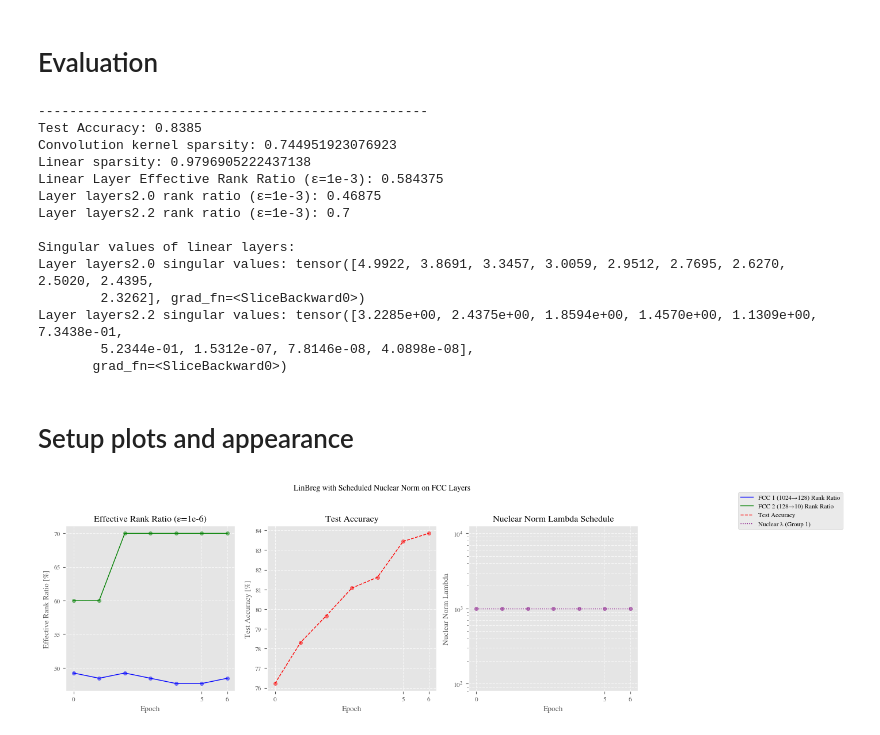
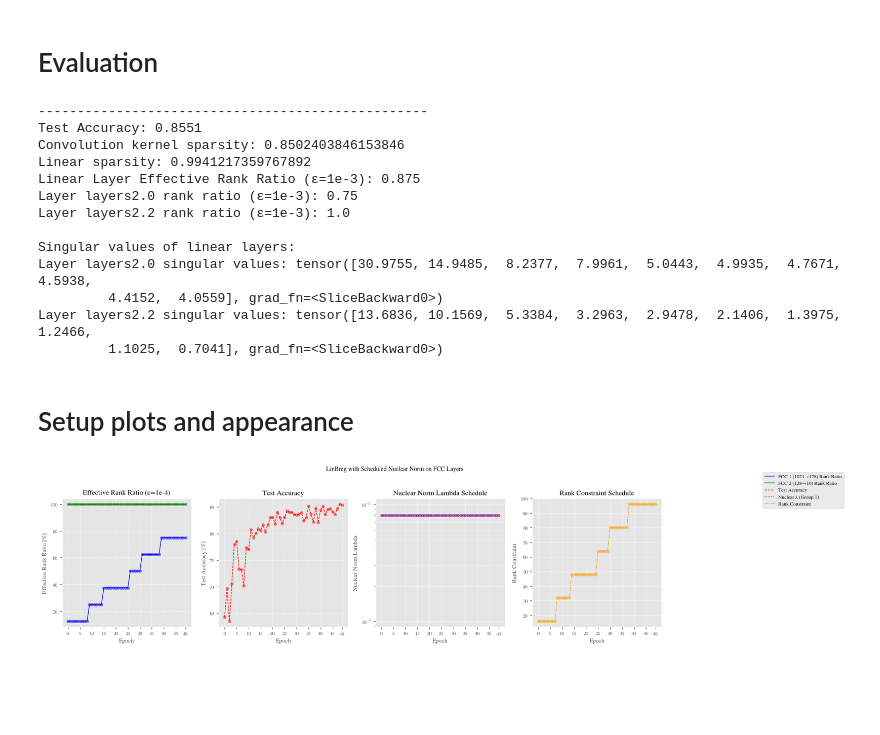
Before and after one commit to zcabsjm/BregmanLearning, a Jupyter notebook: notebooks/ConvNet-Classification.ipynb, the cells around one changed output. Drawn from its saved outputs; the diff is of its cells as text; code cells hidden in the pictures; blank space fills up the shorter version.

```diff
--- a/notebooks/ConvNet-Classification.ipynb
+++ b/notebooks/ConvNet-Classification.ipynb
@@ -42,7 +43,7 @@ conf_args = {#
     #
     'epochs':50,
     # optimizer
-    'delta':20.0, 'lr':0.01, 'lamda_0':1e-4, 'lamda_1':1000, 'optim':"LinBreg", 'conv_group':True,
+    'delta':20.0, 'lr':0.01, 'lamda_0':1e-4, 'lamda_1':0.008, 'optim':"LinBreg", 'conv_group':True,
     'beta':0.9,
     # initialization
     'sparse_init':0.01, 'r':[10.,10.,10.],
@@ -276,9 +305,9 @@ Total Training Time (7 epochs): 191.76 seconds
 train.test(conf, best_model.best_model, test_loader)
 print(f'Convolution kernel sparsity: {maf.conv_sparsity(best_model.best_model)}')
 print(f'Linear sparsity: {maf.linear_sparsity(best_model.best_model)}')
-linear_rank_ratio = maf.linear_effective_rank_ratio(best_model.best_model, epsilon=1e-3)
+linear_rank_ratio = maf.linear_effective_rank_ratio(best_model.best_model, epsilon=1e-4)
 print(f'Linear Layer Effective Rank Ratio (ε=1e-3): {linear_rank_ratio}')
-fc_layer_ranks = maf.get_linear_layer_ranks(best_model.best_model, epsilon=1e-3)
+fc_layer_ranks = maf.get_linear_layer_ranks(best_model.best_model, epsilon=1e-4)
 for layer_name, rank_ratio in fc_layer_ranks.items():
     print(f'Layer {layer_name} rank ratio (ε=1e-3): {fc_layer_ranks[layer_name]}')
 print("\nSingular values of linear layers:")
@@ -288,19 +317,18 @@ for name, m in best_model.best_model.named_modules():
         print(f"Layer {name} singular values: {S[:10]}")  # Show first 10 values
 # %% [output]
 --------------------------------------------------
-Test Accuracy: 0.8385
-Convolution kernel sparsity: 0.744951923076923
-Linear sparsity: 0.9796905222437138
-Linear Layer Effective Rank Ratio (ε=1e-3): 0.584375
-Layer layers2.0 rank ratio (ε=1e-3): 0.46875
-Layer layers2.2 rank ratio (ε=1e-3): 0.7
+Test Accuracy: 0.8551
+Convolution kernel sparsity: 0.8502403846153846
+Linear sparsity: 0.9941217359767892
+Linear Layer Effective Rank Ratio (ε=1e-3): 0.875
+Layer layers2.0 rank ratio (ε=1e-3): 0.75
+Layer layers2.2 rank ratio (ε=1e-3): 1.0
 
 Singular values of linear layers:
-Layer layers2.0 singular values: tensor([4.9922, 3.8691, 3.3457, 3.0059, 2.9512, 2.7695, 2.6270, 2.5020, 2.4395,
-        2.3262], grad_fn=<SliceBackward0>)
-Layer layers2.2 singular values: tensor([3.2285e+00, 2.4375e+00, 1.8594e+00, 1.4570e+00, 1.1309e+00, 7.3438e-01,
-        5.2344e-01, 1.5312e-07, 7.8146e-08, 4.0898e-08],
-       grad_fn=<SliceBackward0>)
+Layer layers2.0 singular values: tensor([30.9755, 14.9485,  8.2377,  7.9961,  5.0443,  4.9935,  4.7671,  4.5938,
+         4.4152,  4.0559], grad_fn=<SliceBackward0>)
+Layer layers2.2 singular values: tensor([13.6836, 10.1569,  5.3384,  3.2963,  2.9478,  2.1406,  1.3975,  1.2466,
+         1.1025,  0.7041], grad_fn=<SliceBackward0>)
 # %% [markdown]
 # Setup plots and appearance
 # %%
@@ -316,8 +344,10 @@ matplotlib.rcParams['lines.linewidth'] = 1
 matplotlib.rcParams['lines.markersize'] = 2
 matplotlib.rcParams['text.color'] = 'black'
 # %%
-# Create a figure with 1x3 subplots (rank ratio, accuracy, lambda)
-fig, ax = plt.subplots(1, 3, figsize=(12, 4)) # Adjusted figsize
+# Cell 18 (plotting cell)
+
+# Create a figure with 1x4 subplots (rank ratio, accuracy, lambda, rank)
+fig, ax = plt.subplots(1, 4, figsize=(16, 4)) # Adjusted figsize
 ax = np.ravel(ax)  # Convert to 1D array for consistent indexing
 
 # Create arrays for plotting
@@ -344,7 +374,7 @@ for i, (layer_name, history) in enumerate(effective_rank_histories.items()):
 ax[0].set_ylabel('Effective Rank Ratio [%]')
 ax[0].set_xlabel('Epoch')
 ax[0].grid(True, linestyle='--', alpha=0.7)
-ax[0].set_title('Effective Rank Ratio (ε=1e-6)')
+ax[0].set_title('Effective Rank Ratio (ε=1e-4)')
 
 # --- Subplot 1: Test Accuracy ---
 test_accuracy_percent = [acc * 100 for acc in test_accuracy_history]
@@ -356,39 +386,48 @@ ax[1].grid(True, linestyle='--', alpha=0.7)
 ax[1].set_title('Test Accuracy')
 handles1, labels1 = [line_acc], ['Test Accuracy']
 
 # --- Subplot 2: Nuclear Norm Lambda ---
 line_lambda, = ax[2].plot(x, nuclear_lambda_history, linestyle=':', color='purple', label='Nuclear λ (Group 1)')
 ax[2].scatter(x, nuclear_lambda_history, color='purple', s=20, alpha=0.5)
 ax[2].set_ylabel('Nuclear Norm Lambda')
 ax[2].set_xlabel('Epoch')
 ax[2].set_yscale('log') # Use log scale for lambda
 ax[2].grid(True, which="both", linestyle='--', alpha=0.7) # Grid for log scale
 ax[2].set_title('Nuclear Norm Lambda Schedule')
 handles2, labels2 = [line_lambda], ['Nuclear λ (Group 1)']
 
+# --- Subplot 3: Rank Constraint ---
+line_rank, = ax[3].plot(x, rank_history, linestyle='-.', color='orange', label='Rank Constraint')
+ax[3].scatter(x, rank_history, color='orange', s=20, alpha=0.5)
+ax[3].set_ylabel('Rank Constraint')
+ax[3].set_xlabel('Epoch')
+ax[3].grid(True, linestyle='--', alpha=0.7)
+ax[3].set_title('Rank Constraint Schedule')
+handles3, labels3 = [line_rank], ['Rank Constraint']
 
-# Modify x-axis ticks for all subplots
+# First define xticks
 max_epoch = len(x) - 1
 xticks = [i for i in range(0, max_epoch+1, 5)]
 if max_epoch not in xticks:
     xticks.append(max_epoch)
-for i in range(3):
+
+# Then apply to all 4 subplots
+for i in range(4):
     ax[i].set_xticks(xticks)
 
-# Combine legends and place outside
-all_handles = handles0 + handles1 + handles2
-all_labels = labels0 + labels1 + labels2
+# Combine all handles and labels including the rank constraint
+all_handles = handles0 + handles1 + handles2 + handles3
+all_labels = labels0 + labels1 + labels2 + labels3
+
+# Create legend with all plots
 fig.legend(all_handles, all_labels, loc='upper left', bbox_to_anchor=(1.01, 1), prop={'size': 8}, ncol=1)
 
 # Adjust size and title
-# width = 5.50107 / 0.8 * (3/2) # Adjust width for 3 plots
-# height = 8.02778 / (2.0)
-# fig.set_size_inches(width, height)
 fig.suptitle('LinBreg with Scheduled Nuclear Norm on FCC Layers', fontsize=10, y=1.02)
 
 # Adjust layout to make space for the legend
 plt.tight_layout(rect=[0, 0, 0.88, 0.98])  # Adjust right margin for legend
 
 plt.show()
 # %% [output]
-[figure, old version]
+[figure, new version]
```
Also changed, not shown: parts of 3 cells of this notebook, 2 other files.
